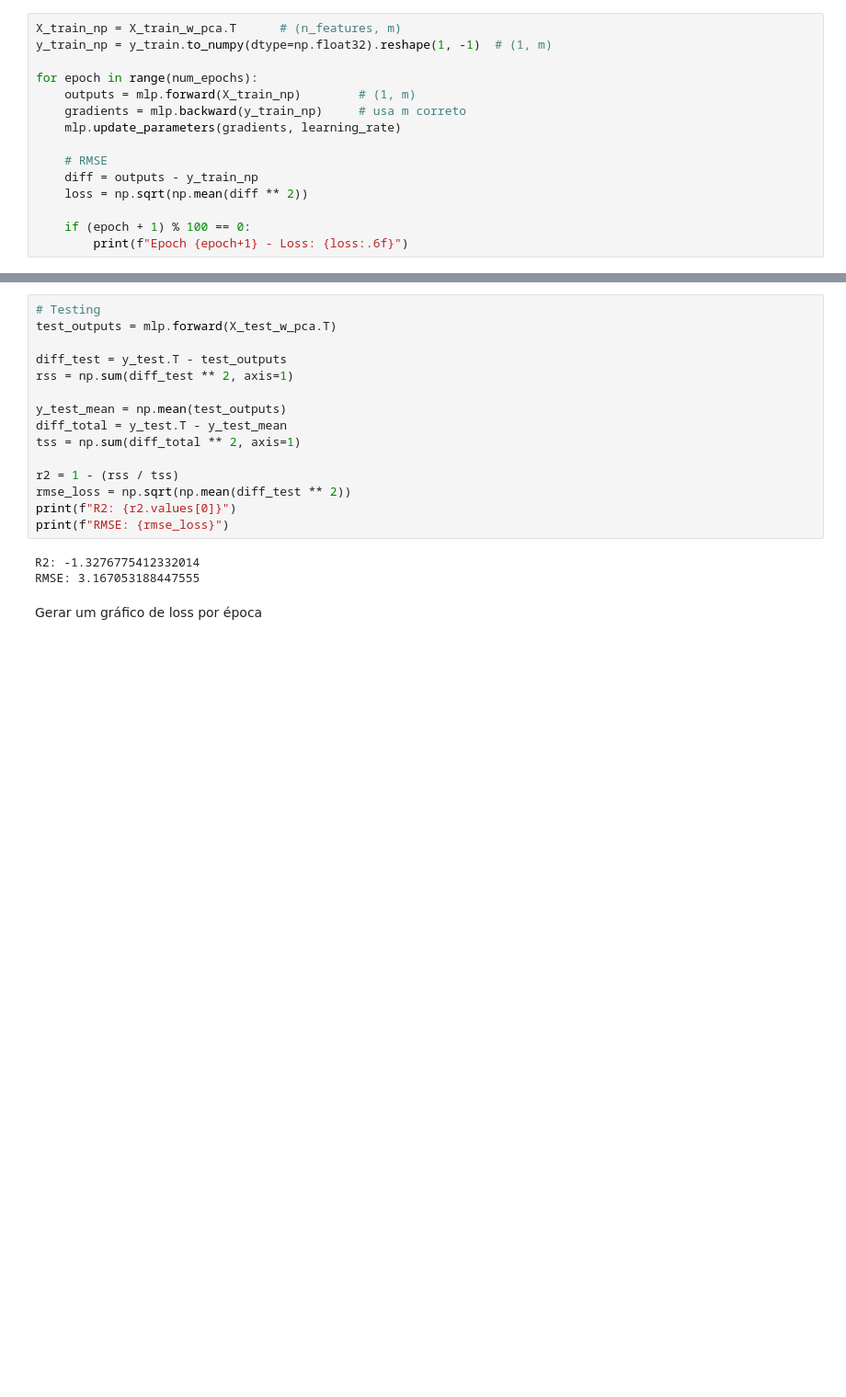
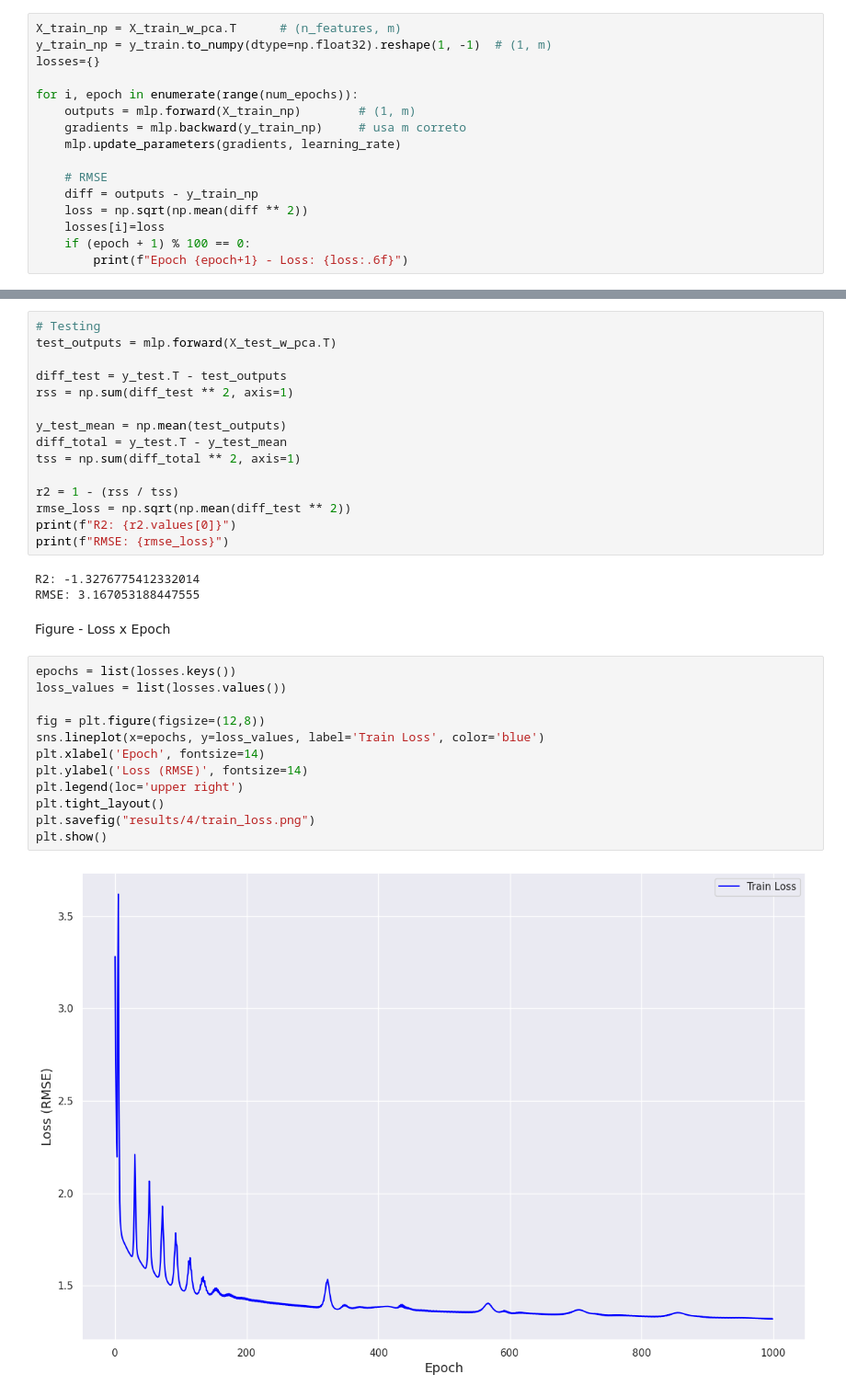
Before and after one commit to gabrielvazzz/Homework-2, a Jupyter notebook: 4_quest.ipynb, the cells around one changed output, grey strips where cells are left out. Shown at 92% size. Saved outputs shown, nothing was run; the diff lists cells and outputs as text; blank space fills up the shorter version.

Commit message:
Gerando resultados das métricas R2 e RMSE

```diff
--- a/4_quest.ipynb
+++ b/4_quest.ipynb
@@ -354,8 +375,9 @@ mlp = MLPRegressor(input_size, hidden_sizes, output_size)
 # %%
 X_train_np = X_train_w_pca.T      # (n_features, m)
 y_train_np = y_train.to_numpy(dtype=np.float32).reshape(1, -1)  # (1, m)
+losses={}
 
-for epoch in range(num_epochs):
+for i, epoch in enumerate(range(num_epochs)):
     outputs = mlp.forward(X_train_np)        # (1, m)
     gradients = mlp.backward(y_train_np)     # usa m correto
     mlp.update_parameters(gradients, learning_rate)
@@ -363,7 +385,7 @@ for epoch in range(num_epochs):
     # RMSE
     diff = outputs - y_train_np
     loss = np.sqrt(np.mean(diff ** 2))
-
+    losses[i]=loss
     if (epoch + 1) % 100 == 0:
         print(f"Epoch {epoch+1} - Loss: {loss:.6f}")
 # %% [output]
@@ -396,4 +418,18 @@ print(f"RMSE: {rmse_loss}")
 R2: -1.3276775412332014
 RMSE: 3.167053188447555
 # %% [markdown]
-Gerar um gráfico de loss por época
+Figure - Loss x Epoch
+# %%
+epochs = list(losses.keys())
+loss_values = list(losses.values())
+
+fig = plt.figure(figsize=(12,8))
+sns.lineplot(x=epochs, y=loss_values, label='Train Loss', color='blue')
+plt.xlabel('Epoch', fontsize=14)
+plt.ylabel('Loss (RMSE)', fontsize=14)
+plt.legend(loc='upper right')
+plt.tight_layout()
+plt.savefig("results/4/train_loss.png")
+plt.show()
+# %% [output]
+[figure, added]
```
Also changed, not shown: parts of 3 cells of this notebook, 1 other file.
